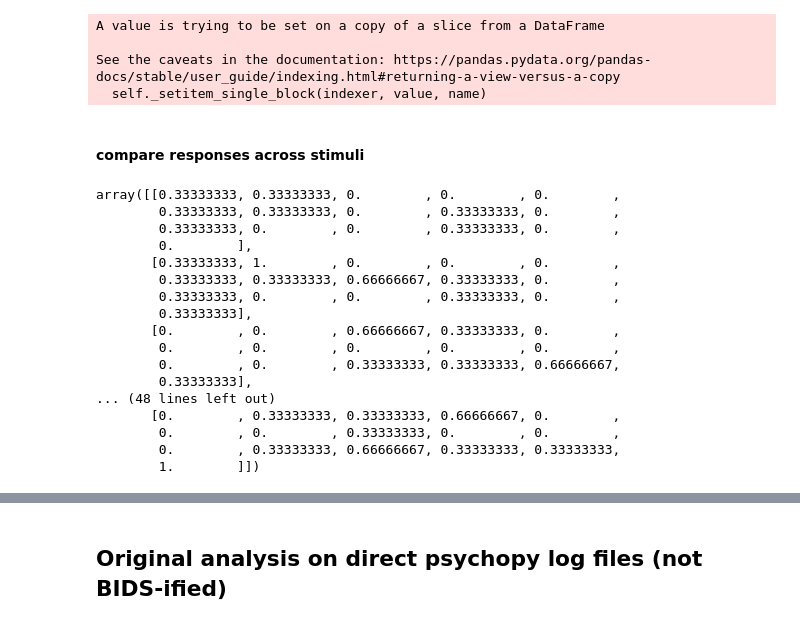
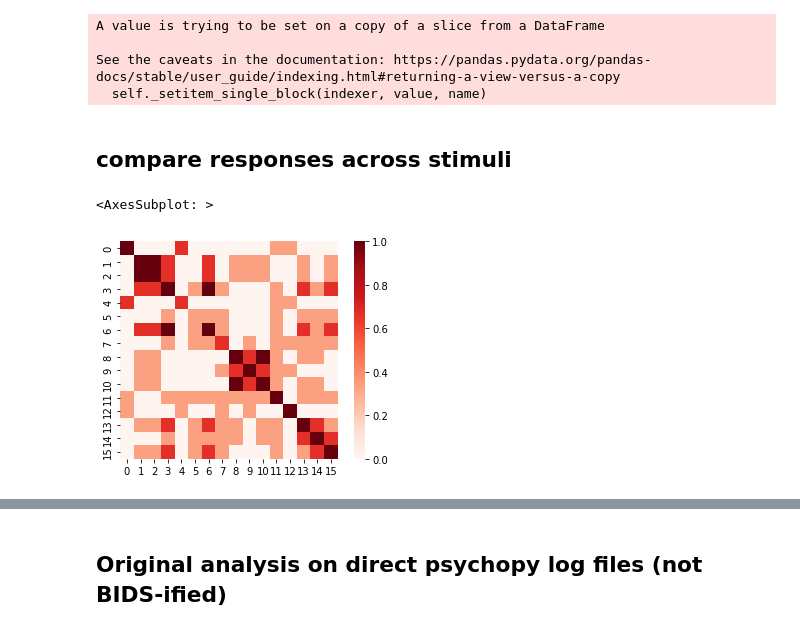
Before and after one commit to sitek/auditory_category_learning, a Jupyter notebook: behav_conversion/behavior_analysis.ipynb, the cells around one changed output, grey strips where cells are left out. Cells and saved outputs as stored; diff of their text form; code cells hidden in the pictures.

```diff
--- a/behav_conversion/behavior_analysis.ipynb
+++ b/behav_conversion/behavior_analysis.ipynb
@@ -91,7 +299,7 @@ A value is trying to be set on a copy of a slice from a DataFrame
 See the caveats in the documentation: https://pandas.pydata.org/pandas-docs/stable/user_guide/indexing.html#returning-a-view-versus-a-copy
   self._setitem_single_block(indexer, value, name)
 # %% [markdown]
-#### compare responses across stimuli
+## compare responses across stimuli
 # %%
 stim_list = np.unique(stim_df[stim_df['stimulus'].str.contains('di')]['stimulus'])
 
@@ -119,20 +331,7 @@ np.savetxt('sub-{}_{}_stimulus_confusion_matrix.tsv'.format(sub_id, run_id), sti
-# %%
-stim_conf_mat
-# %% [output]
-array([[0.33333333, 0.33333333, 0.        , 0.        , 0.        ,
-        0.33333333, 0.33333333, 0.        , 0.33333333, 0.        ,
-        0.33333333, 0.        , 0.        , 0.33333333, 0.        ,
-        0.        ],
-       [0.33333333, 1.        , 0.        , 0.        , 0.        ,
-        0.33333333, 0.33333333, 0.66666667, 0.33333333, 0.        ,
-        0.33333333, 0.        , 0.        , 0.33333333, 0.        ,
-        0.33333333],
-       [0.        , 0.        , 0.66666667, 0.33333333, 0.        ,
-        0.        , 0.        , 0.        , 0.        , 0.        ,
-        0.        , 0.        , 0.33333333, 0.33333333, 0.66666667,
-        0.33333333],
-... (48 lines left out)
-       [0.        , 0.33333333, 0.33333333, 0.66666667, 0.        ,
-        0.        , 0.        , 0.33333333, 0.        , 0.        ,
-        0.        , 0.33333333, 0.66666667, 0.33333333, 0.33333333,
-        1.        ]])
+# %%
+sns.heatmap(stim_conf_mat,
+            square=True,
+            cmap='Reds')
+# %% [output]
+<AxesSubplot: >
+[figure, added]
```
Also changed, not shown: parts of 41 cells of this notebook, 49 other files.
